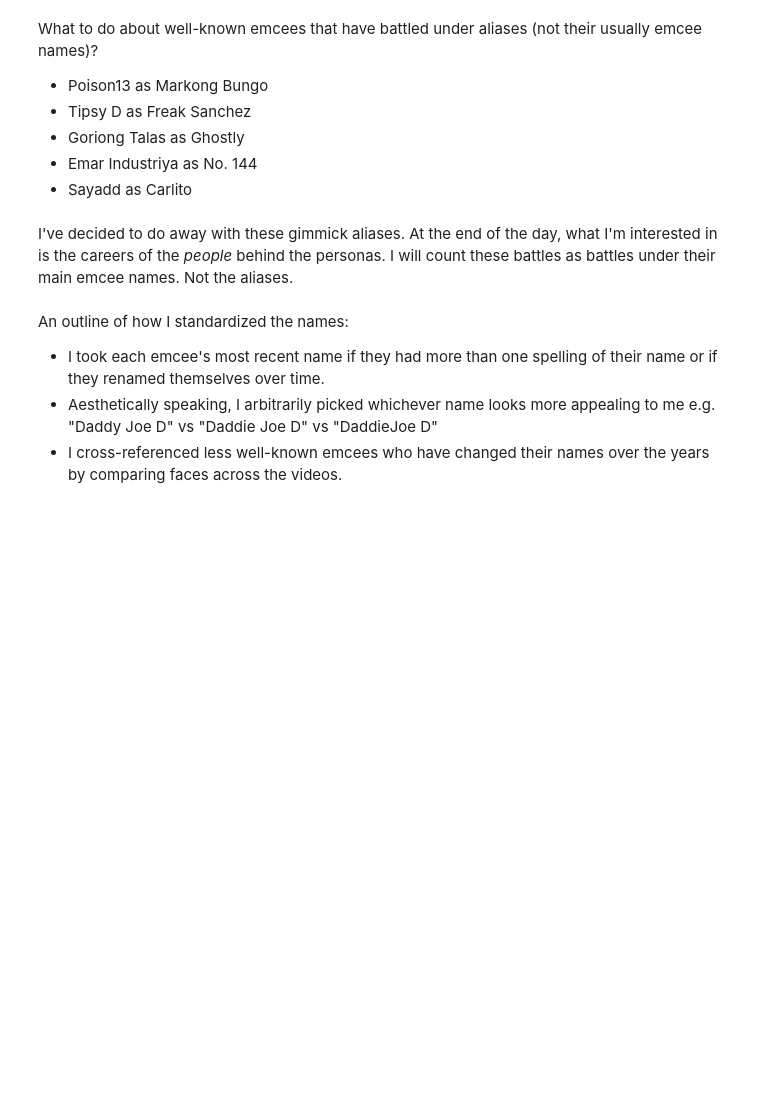
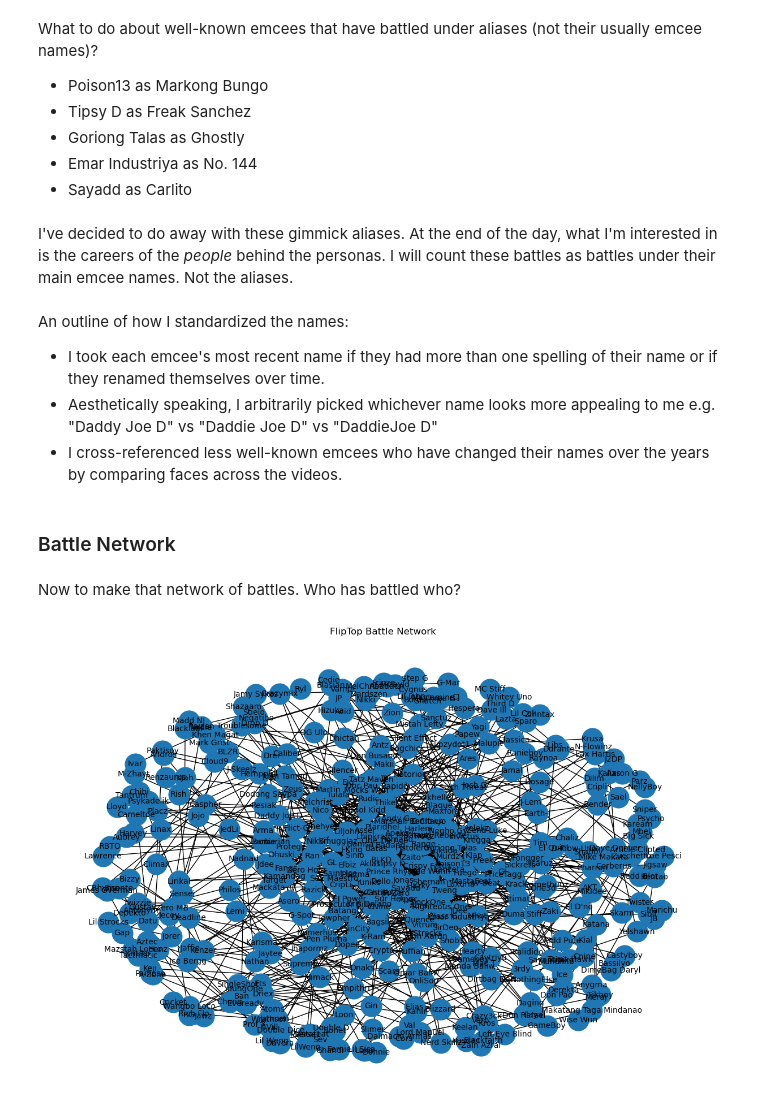
Before and after one commit to russluber/fliptop-analysis, a Jupyter notebook: notebooks/eda.ipynb, the cells around one changed output. Drawn from its saved outputs; the diff is of its cells as text; code cells hidden in the pictures; blank space fills up the shorter version.

Commit message:
Exploratory network analysis

```diff
--- a/notebooks/eda.ipynb
+++ b/notebooks/eda.ipynb
@@ -894,6 +894,7 @@ rename_dict = {
     "Malupet": "Malupit",
     "Marshall": "Marshall Bonifacio",
     "Mel Christ": "Melchrist",
+    "MelChrist": "Melchrist",
     "Nerdskillz": "Nerd Skillz",
     "One3D": "One3d",
     "Poison 13": "Poison13",
@@ -917,7 +918,12 @@ rename_dict = {
     "Ghostly": "Goriong Talas",
     "No. 144": "Emar Industriya",
     "Carlito": "Sayadd",
-    "sKarm": "Skarm"
+    "sKarm": "Skarm",
+    "Cripli": "CripLi",
+    "M-Zhayt": "M Zhayt",
+    "Jdee": "JDee",
+    "Mastafeat": "MastaFeat",
+    "Cnine": "CNine"
 }
 # %%
 with_matches["emcee1"] = with_matches["emcee1"].replace(rename_dict)
@@ -933,3 +939,26 @@ with_matches["matchup_clean"] = with_matches["matchup_clean"].str.strip()
 # %%
 with_matches["emcee1"] = with_matches["emcee1"].str.strip()
 with_matches["emcee2"] = with_matches["emcee2"].str.strip()
+# %% [markdown]
+### Battle Network
+# %% [markdown]
+Now to make that network of battles. Who has battled who?
+# %%
+import networkx as nx
+
+# Initialize undirected graph
+G = nx.Graph()
+
+# Loop over each battle (row)
+for _, row in with_matches.iterrows():
+    a = row['emcee1']
+    b = row['emcee2']
+
+    # Use sorted tuple to make (a, b) and (b, a) treated the same
+    edge = tuple(sorted([a, b]))
+
+    # Add or update edge with weight
+    if G.has_edge(*edge):
+        G[edge[0]][edge[1]]['weight'] += 1
+    else:
+        G.add_edge(*edge, weight=1)
@@ -935,0 +981,11 @@ with_matches["emcee2"] = with_matches["emcee2"].str.strip()
+# %%
+import matplotlib.pyplot as plt
+import networkx as nx
+
+plt.figure(figsize=(12, 8))
+pos = nx.spring_layout(G, k=0.5)  # Force-directed layout
+nx.draw(G, pos, with_labels=True, node_size=700, font_size=10)
+plt.title("FlipTop Battle Network")
+plt.show()
+# %% [output]
+[figure, added]
```
Also changed, not shown: parts of 7 cells of this notebook, 5 other files.
